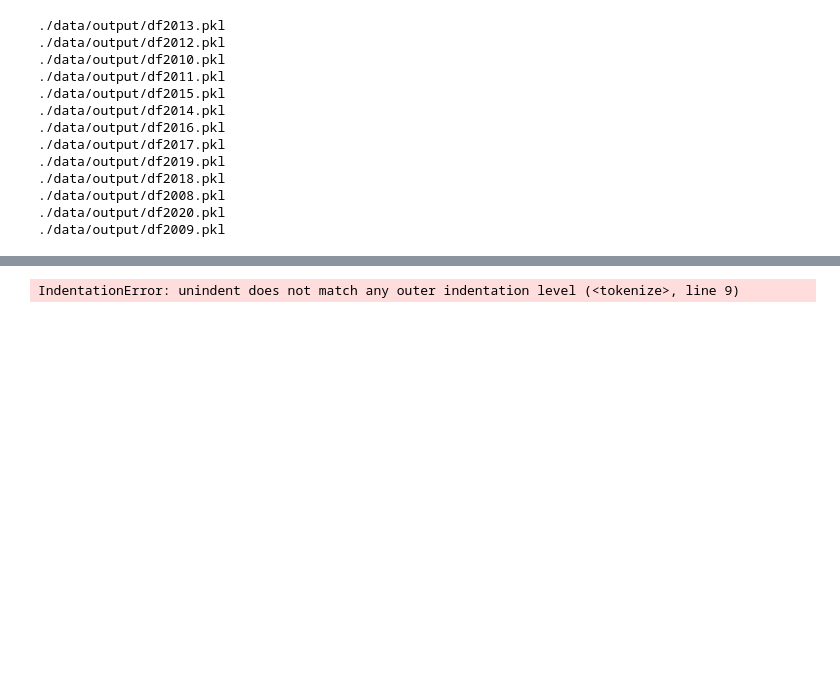
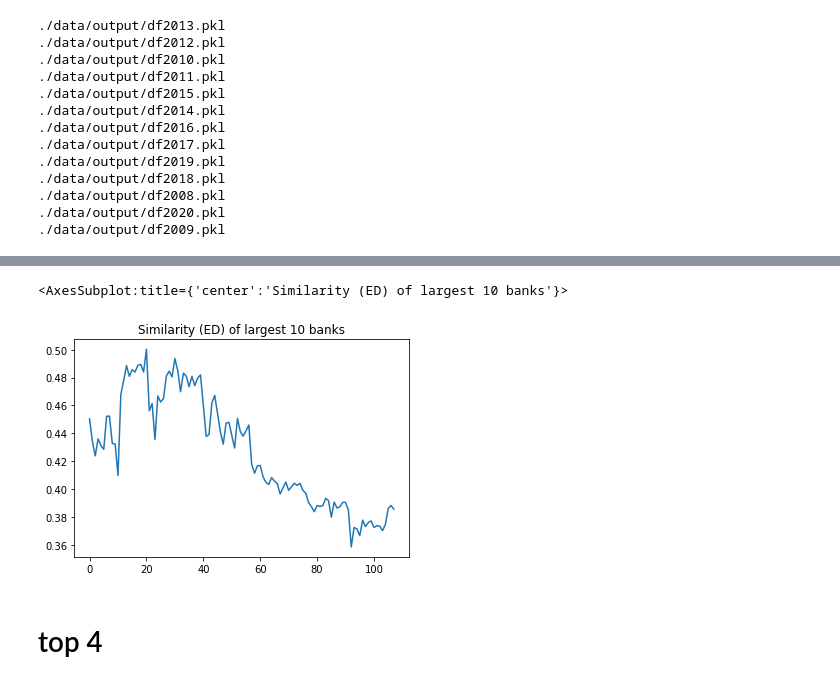
Before and after one commit to t1nak/ba900, a Jupyter notebook: distance.ipynb, the cells around one changed output, grey strips where cells are left out. Cells and saved outputs as stored; diff of their text form; code cells hidden in the pictures; blank space fills up the shorter version.

Commit message:
overview data top 10  banks

```diff
--- a/distance.ipynb
+++ b/distance.ipynb
@@ -13,7 +13,7 @@ file_list=[]
 
 
 for filename in os.listdir('./data/output/'):
-    if filename.endswith(".pkl") and '2008' in filename: # or '2009' in filename or '2010' in filename:
+    if filename.endswith(".pkl") in filename: # or '2009' in filename or '2010' in filename:
         unpickle = './data/output/'+str(filename)
         print(unpickle)
         file_list.append(pd.read_pickle(unpickle))
@@ -806,31 +806,24 @@ months=["{:02d}".format(i) for i in range(1,13)]
 # #         MASTER[MASTER['InstitutionDescription'].str.contains('CAPITEC BANK')]['InstitutionDescription'].values[0]
 #       ]
 
-allbanks=MASTER['InstitutionDescription'].unique()
-selected=['HBZ BANK LTD ','JPMORGAN CHASE BANK             ',
-         'AFRICAN BANK LIMITED ', 'BANK OF CHINA LTD JHB BRANCH    ',\
-          'GRINDROD BANK LTD ', 'STANDARD CHARTERED BANK ',
-          #   'BIDVEST BANK LIMITED ',       ,'THE S A BANK OF ATHENS LTD ',
-         'DEUTSCHE BANK AG ','INVESTEC BANK LTD ','CAPITEC BANK ',\
-          'THE STANDARD BANK OF S A LTD ','STATE BANK OF INDIA ',
-          'NEDBANK LTD ','ABSA BANK LTD ', 'FIRSTRAND BANK LIMITED ',  \
+# allbanks=MASTER['InstitutionDescription'].unique()
+selected=[#'HBZ BANK LTD ','JPMORGAN CHASE BANK             ',
+#          'AFRICAN BANK LIMITED ', 'BANK OF CHINA LTD JHB BRANCH    ',\
+#           'GRINDROD BANK LTD ', 'STANDARD CHARTERED BANK ',
+          #   'BIDVEST BANK LIMITED ',       ,'THE S A BANK OF ATHENS LTD ','DEUTSCHE BANK AG ',
+         'INVESTEC BANK LTD ','CAPITEC BANK ',\
+         'NEDBANK LTD ','ABSA BANK LTD ', 'FIRSTRAND BANK LIMITED ',  \
+           'THE STANDARD BANK OF S A LTD ',
+#           'STATE BANK OF INDIA ',
             'SOCIETE GENERALE JOHANNESBURG   BRANCH ', 'CITIBANK N.A ',
            'GBS MUTUAL BANK ','ALBARAKA BANK LTD ',
-          'THE STANDARD BANK OF S A LTD ','HABIB OVERSEAS BANK LTD ','BANK OF BARODA ',
-            'MERCANTILE BANK LTD ','BANK OF TAIWAN SOUTH AFRICA     BRANCH ',
+#          ,'HABIB OVERSEAS BANK LTD ','BANK OF BARODA ',
+#             'MERCANTILE BANK LTD ','BANK OF TAIWAN SOUTH AFRICA     BRANCH ',
          ]
 
 df=MASTER[MASTER.InstitutionDescription.isin(selected)]
 
-y = ['2008','2009','2010','2011','2012','2013', '2014','2015','2016','2017','2018', '2019']
+y = ['2010','2011','2012','2013', '2014','2015','2016','2017','2018']
 m = months
-data=transform.get_weights_banks_timeseries_29assets(y,m,df,selected)
-
-results=[]
-for key in list(data.keys()):
-    print(key)
-    t=transform.create_similarity_matrix(selected,data,key).mean().to_frame().T
-    results.append(t.mean(axis=1).values[0])
-
-pd.DataFrame(results).plot()
+data_10banks=transform.get_weights_banks_timeseries_29assets(y,m,df,selected)
 # %% [output]
@@ -871,13 +839,11 @@ BANK OF TAIWAN SOUTH AFRICA     BRANCH  did not work
-# %%
-'SASFIN BANK LTD ','BIDVEST BANK LIMITED ','NEDBANK LTD ',\
-         'AFRICAN BANK LIMITED ','BIDVEST BANK LIMITED ',\
-          'ABSA BANK LTD ', 'FIRSTRAND BANK LIMITED ',  \
-#          ,'THE S A BANK OF ATHENS LTD ',
-         'DEUTSCHE BANK AG ','INVESTEC BANK LTD ','CAPITEC BANK ',\
-          'BANK OF CHINA LTD JHB BRANCH    ',\
-           'SOCIETE GENERALE JOHANNESBURG   BRANCH ', 'CITIBANK N.A ',
-           'GBS MUTUAL BANK ','ALBARAKA BANK LTD ',
-          'THE STANDARD BANK OF S A LTD ','HABIB OVERSEAS BANK LTD ','BANK OF BARODA ',
-            'MERCANTILE BANK LTD ','BANK OF TAIWAN SOUTH AFRICA     BRANCH ',
-# %% [output]
-IndentationError: unindent does not match any outer indentation level (<tokenize>, line 9)
+# %%
+results10banks=[]
+for key in list(data_10banks.keys()):
+#     print(key)
+    t=transform.create_similarity_matrix(selected,data_10banks,key).mean().to_frame().T
+    results10banks.append(t.mean(axis=1).values[0])
+
+pd.DataFrame(results10banks).plot(title='Similarity (ED) of largest 10 banks', legend=False)
+# %% [output]
+<AxesSubplot:title={'center':'Similarity (ED) of largest 10 banks'}>
+[figure, added]
@@ -883,0 +857,2 @@ IndentationError: unindent does not match any outer indentation level (<tokenize
+# %% [markdown]
+# top 4
```
Also changed, not shown: parts of 16 cells of this notebook, 10 other files.
